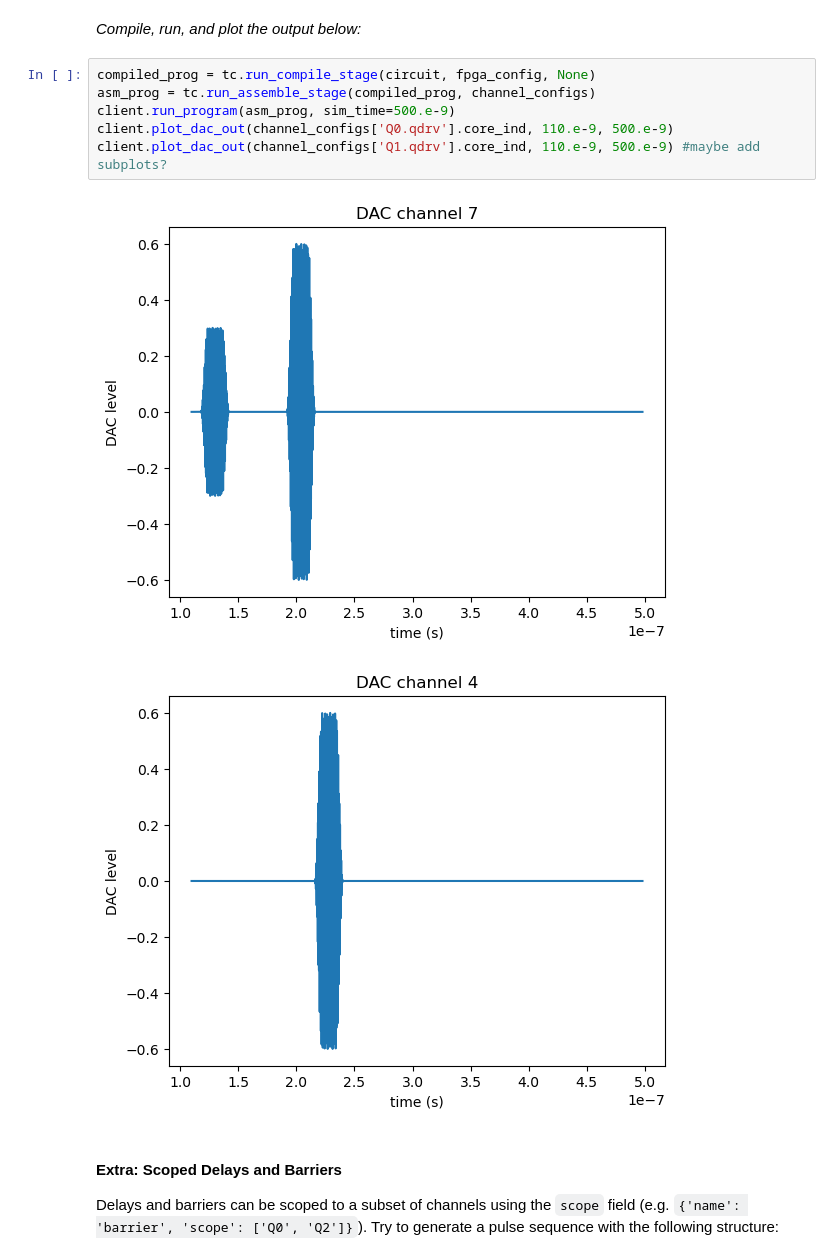
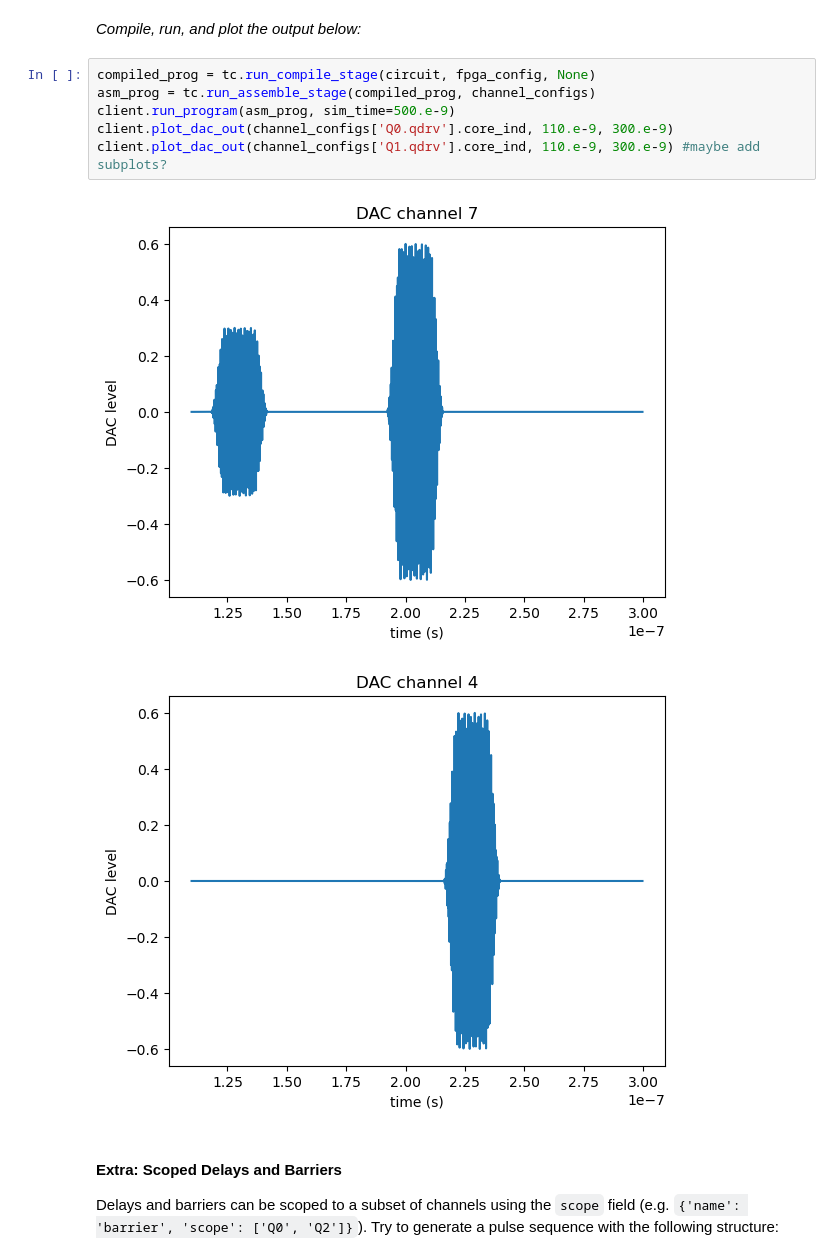
Before and after one commit to lblQubic/qce23tutorial, a Jupyter notebook: Part 1 - Simulation (key).ipynb, the cells around one changed output. Saved outputs shown, nothing was run; the diff lists cells and outputs as text.

Commit message:
change plots a bit

```diff
--- a/Part 1 - Simulation (key).ipynb
+++ b/Part 1 - Simulation (key).ipynb
@@ -244,12 +244,12 @@ circuit = [
 # %%
 compiled_prog = tc.run_compile_stage(circuit, fpga_config, None)
 asm_prog = tc.run_assemble_stage(compiled_prog, channel_configs)
 client.run_program(asm_prog, sim_time=500.e-9)
-client.plot_dac_out(channel_configs['Q0.qdrv'].core_ind, 110.e-9, 500.e-9)
-client.plot_dac_out(channel_configs['Q1.qdrv'].core_ind, 110.e-9, 500.e-9) #maybe add subplots?
+client.plot_dac_out(channel_configs['Q0.qdrv'].core_ind, 110.e-9, 300.e-9)
+client.plot_dac_out(channel_configs['Q1.qdrv'].core_ind, 110.e-9, 300.e-9) #maybe add subplots?
 # %% [output]
-[figure, old version]
+[figure, new version]
-[figure, old version]
+[figure, new version]
 # %% [markdown]
 #### Extra: Scoped Delays and Barriers
 
```
Also changed, not shown: 1 other file.
